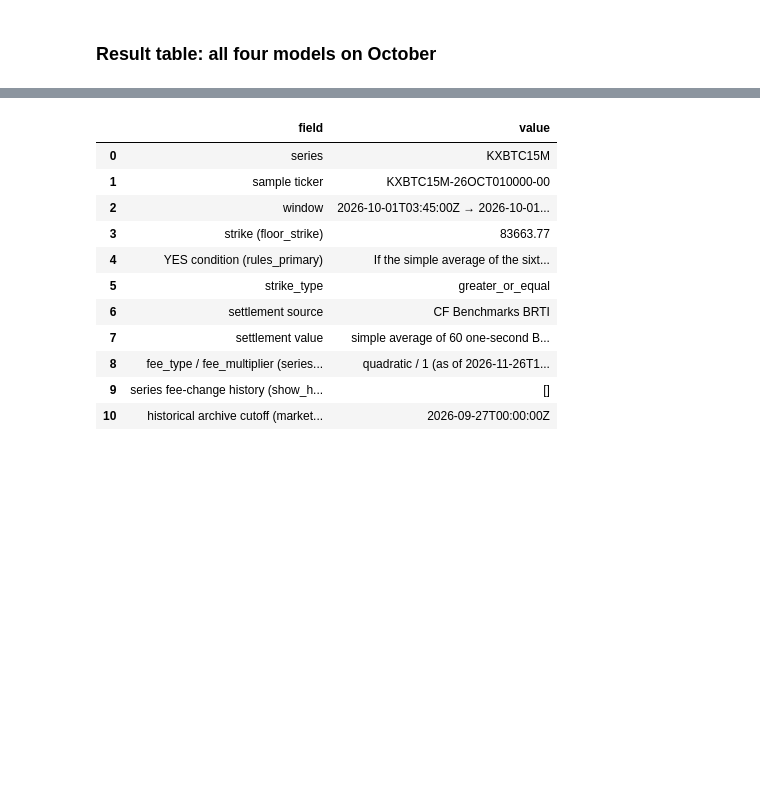
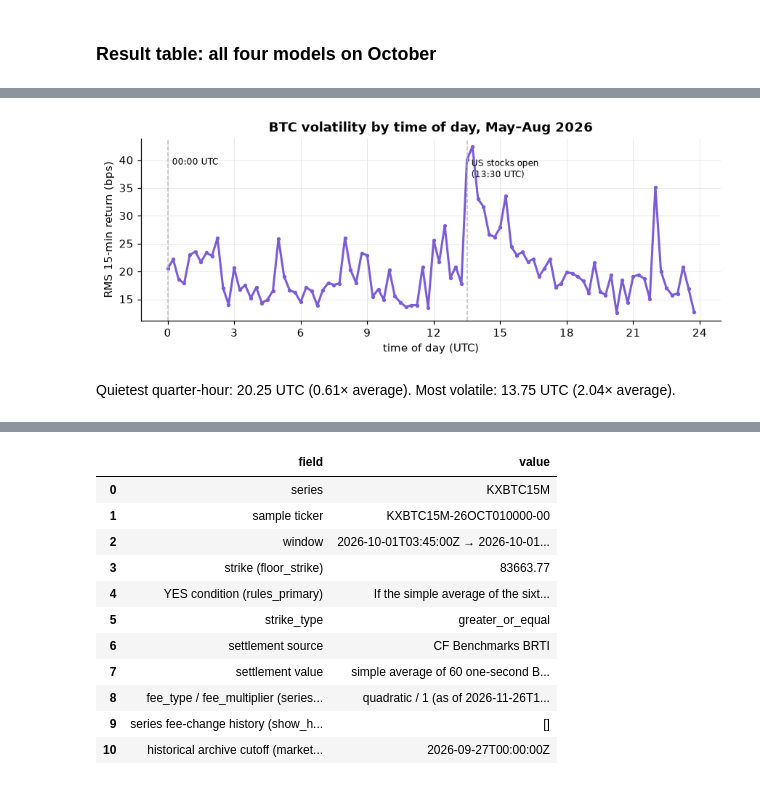
Before and after one commit to Austin513/Kalshi-Crypto, a Jupyter notebook: notebooks/btc_tails.ipynb, the cells around one changed output, grey strips where cells are left out. Saved outputs shown, nothing was run; the diff lists cells and outputs as text; code cells hidden in the pictures; blank space fills up the shorter version.

```diff
--- a/notebooks/btc_tails.ipynb
+++ b/notebooks/btc_tails.ipynb
@@ -38,6 +39,7 @@ from btc_tails.build_db import read_sql_blocks
 from btc_tails.features import (STRIKES_BPS, BPS, load_windows, load_minutes, trailing_features,
                                 stack_strikes, chronological_split, event_threshold)
 from btc_tails.models import NormalModel, EmpiricalModel, logistic_design, logistic_pipeline, net_inputs, fit_gaussian_net
+from btc_tails.vol import VolModel, seasonal_scale, slot_of
 from btc_tails.evaluate import EPS, brier, log_loss, score_table, reliability, monotonicity_violations, block_bootstrap_diff
 
 assert DB_PATH.exists(), "Run `python -m btc_tails.download_binance` and `python -m btc_tails.build_db` first (see README)."
@@ -47,7 +49,7 @@ pd.set_option("display.width", 140); pd.set_option("display.max_columns", 20)
 plt.rcParams.update({"figure.dpi": 110, "axes.spines.top": False, "axes.spines.right": False,
                      "axes.grid": True, "grid.color": "#e6e6e6", "grid.linewidth": 0.6,
                      "axes.titlesize": 11.5, "axes.titleweight": "bold", "font.size": 9.5, "lines.linewidth": 2})
-COLORS = {"normal": "#257de0", "empirical": "#f47230", "logistic": "#00b894", "torch": "#f2a600",
+COLORS = {"normal": "#257de0", "empirical": "#f47230", "logistic": "#00b894", "torch": "#f2a600", "garch": "#7b5cd6",
           "market": "#ee7fac", "data": "#666666"}
 def show(s): display(Markdown(s))
 def utc(t): return pd.to_datetime(t, unit="s", utc=True)
@@ -630,0 +655,19 @@ res.round(5)
+# %%
+W = W.sort_values("t_decision").reset_index(drop=True)
+r_all, t_all = W.r_bps.to_numpy(), W.t_decision.to_numpy()
+trm, vam, tem = [(W.split == s).to_numpy() for s in ("train", "val", "test")]
+
+scale = seasonal_scale(r_all[trm] - r_all[trm].mean(), t_all[trm])
+hours = np.arange(96) / 4
+fig, ax = plt.subplots(figsize=(8, 3.2))
+ax.plot(hours, scale * r_all[trm].std(), color=COLORS["garch"], marker="o", ms=2.5)
+for h, lab in [(13.5, "US stocks open\n(13:30 UTC)"), (0, "00:00 UTC")]:
+    ax.axvline(h, color="#bbb", lw=1, ls="--"); ax.text(h + 0.2, ax.get_ylim()[1] * 0.92, lab, fontsize=8, va="top")
+ax.set(xlabel="time of day (UTC)", ylabel="RMS 15-min return (bps)", xticks=range(0, 25, 3),
+       title="BTC volatility by time of day, May–Aug 2026")
+plt.tight_layout(); plt.show()
+show(f"Quietest quarter-hour: {hours[scale.argmin()]:.2f} UTC ({scale.min():.2f}× average). "
+     f"Most volatile: {hours[scale.argmax()]:.2f} UTC ({scale.max():.2f}× average).")
+# %% [output]
+[figure, added]
+Quietest quarter-hour: 20.25 UTC (0.61× average). Most volatile: 13.75 UTC (2.04× average).
```
Also changed, not shown: parts of 23 cells of this notebook, 3 other files.
